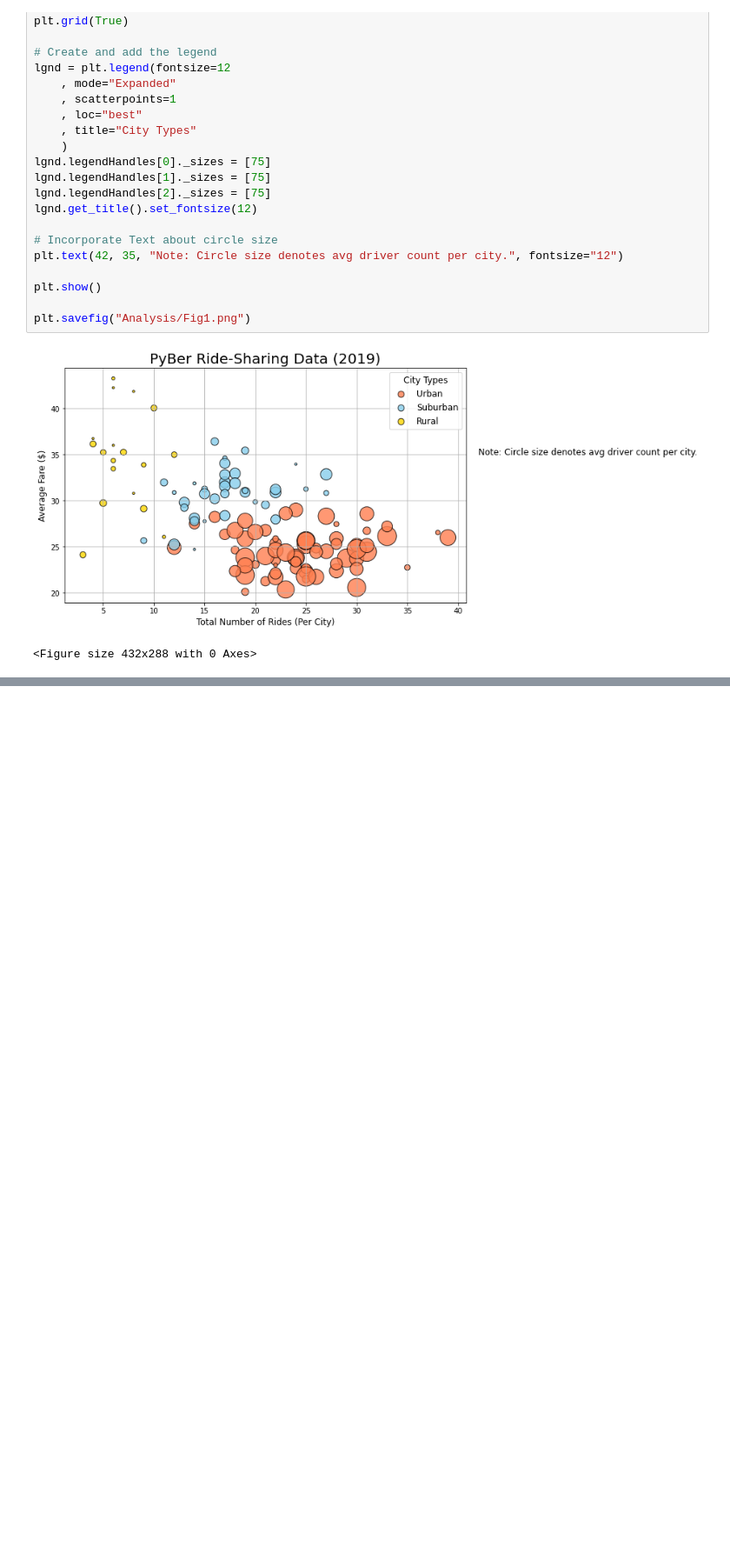
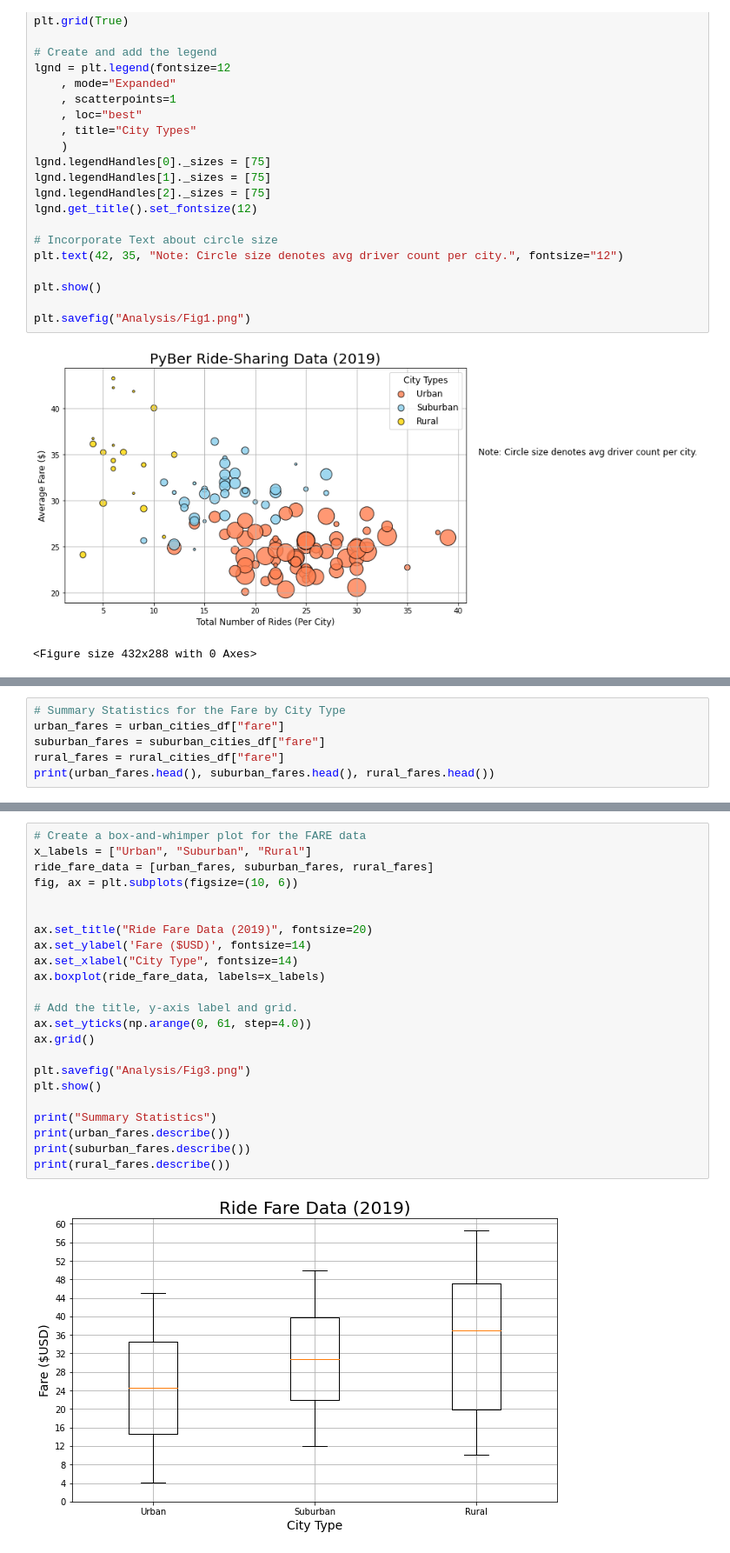
Before and after one commit to FreshOats/PyBer_Analysis, a Jupyter notebook: PyBer.ipynb, the cells around one changed output, grey strips where cells are left out. Shown at 87% size. Cells and saved outputs as stored; diff of their text form; blank space fills up the shorter version.

```diff
--- a/PyBer.ipynb
+++ b/PyBer.ipynb
@@ -385,0 +488,6 @@ plt.savefig("Analysis/Fig1.png")
+# %%
+# Summary Statistics for the Fare by City Type
+urban_fares = urban_cities_df["fare"]
+suburban_fares = suburban_cities_df["fare"]
+rural_fares = rural_cities_df["fare"]
+print(urban_fares.head(), suburban_fares.head(), rural_fares.head())
@@ -385,0 +644,25 @@ plt.savefig("Analysis/Fig1.png")
+# %%
+# Create a box-and-whimper plot for the FARE data
+x_labels = ["Urban", "Suburban", "Rural"]
+ride_fare_data = [urban_fares, suburban_fares, rural_fares]
+fig, ax = plt.subplots(figsize=(10, 6))
+
+
+ax.set_title("Ride Fare Data (2019)", fontsize=20)
+ax.set_ylabel('Fare ($USD)', fontsize=14)
+ax.set_xlabel("City Type", fontsize=14)
+ax.boxplot(ride_fare_data, labels=x_labels)
+
+# Add the title, y-axis label and grid.
+ax.set_yticks(np.arange(0, 61, step=4.0))
+ax.grid()
+
+plt.savefig("Analysis/Fig3.png")
+plt.show()
+
+print("Summary Statistics")
+print(urban_fares.describe())
+print(suburban_fares.describe())
+print(rural_fares.describe())
+# %% [output]
+[figure, added]
```
Also changed, not shown: parts of 20 cells of this notebook, 3 other files.
